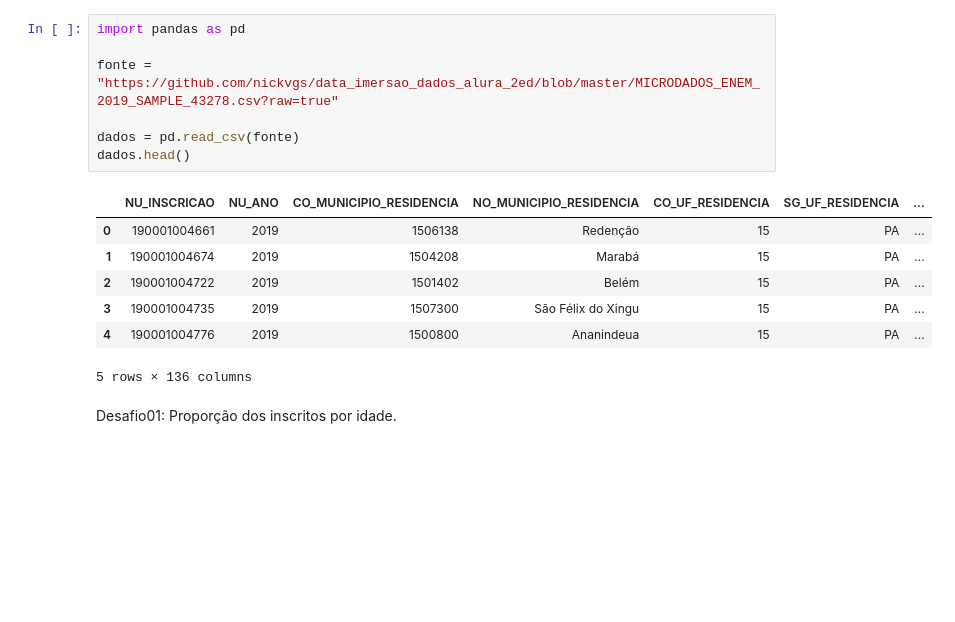
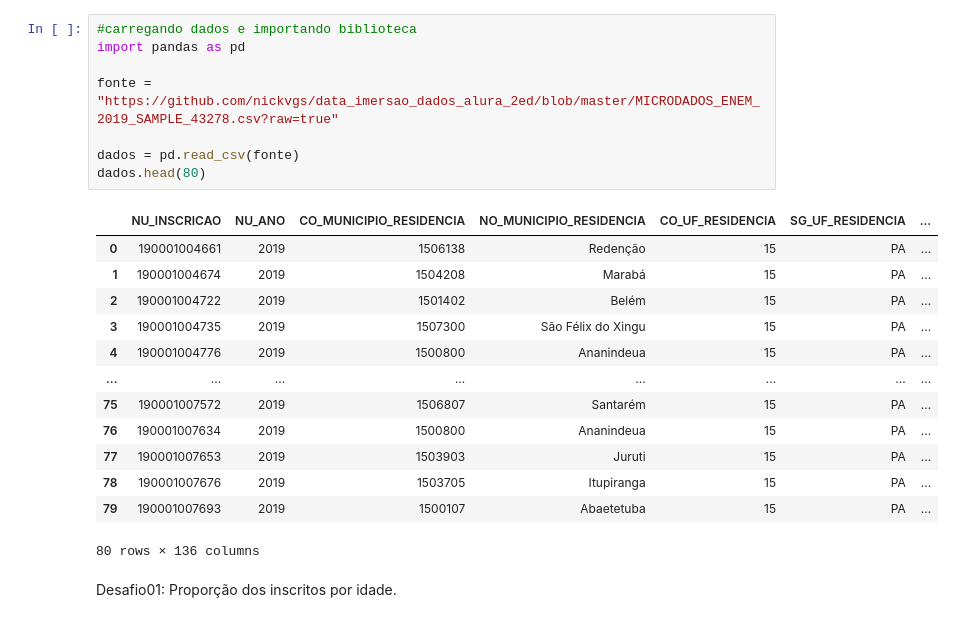
Before and after one commit to nickvgs/imers-o_dados_2020_alura_2ed, a Jupyter notebook: Desafios_Aula01.ipynb, the cells around one changed output. Drawn from its saved outputs; the diff is of its cells as text; blank space fills up the shorter version.

```diff
--- a/Desafios_Aula01.ipynb
+++ b/Desafios_Aula01.ipynb
@@ -1,20 +1,27 @@
 # %% [markdown]
 <a href="https://colab.research.google.com/github/nickvgs/imersao_dados_2020_alura_2ed/blob/main/Desafios_Aula01.ipynb" target="_parent"><img src="https://colab.research.google.com/assets/colab-badge.svg" alt="Open In Colab"/></a>
 # %%
+#carregando dados e importando biblioteca
 import pandas as pd
 
 fonte = "https://github.com/nickvgs/data_imersao_dados_alura_2ed/blob/master/MICRODADOS_ENEM_2019_SAMPLE_43278.csv?raw=true"
 
 dados = pd.read_csv(fonte)
-dados.head()
+dados.head(80)
 # %% [output]
 |  | NU_INSCRICAO | NU_ANO | CO_MUNICIPIO_RESIDENCIA | NO_MUNICIPIO_RESIDENCIA | CO_UF_RESIDENCIA | SG_UF_RESIDENCIA | ... |
 | 0 | 190001004661 | 2019 | 1506138 | Redenção | 15 | PA | ... |
 | 1 | 190001004674 | 2019 | 1504208 | Marabá | 15 | PA | ... |
 | 2 | 190001004722 | 2019 | 1501402 | Belém | 15 | PA | ... |
 | 3 | 190001004735 | 2019 | 1507300 | São Félix do Xingu | 15 | PA | ... |
 | 4 | 190001004776 | 2019 | 1500800 | Ananindeua | 15 | PA | ... |
+| ... | ... | ... | ... | ... | ... | ... | ... |
+| 75 | 190001007572 | 2019 | 1506807 | Santarém | 15 | PA | ... |
+| 76 | 190001007634 | 2019 | 1500800 | Ananindeua | 15 | PA | ... |
+| 77 | 190001007653 | 2019 | 1503903 | Juruti | 15 | PA | ... |
+| 78 | 190001007676 | 2019 | 1503705 | Itupiranga | 15 | PA | ... |
+| 79 | 190001007693 | 2019 | 1500107 | Abaetetuba | 15 | PA | ... |
-5 rows × 136 columns
+80 rows × 136 columns
 # %% [markdown]
 Desafio01: Proporção dos inscritos por idade.
 # %%
```
Also changed, not shown: parts of 2 cells of this notebook.
